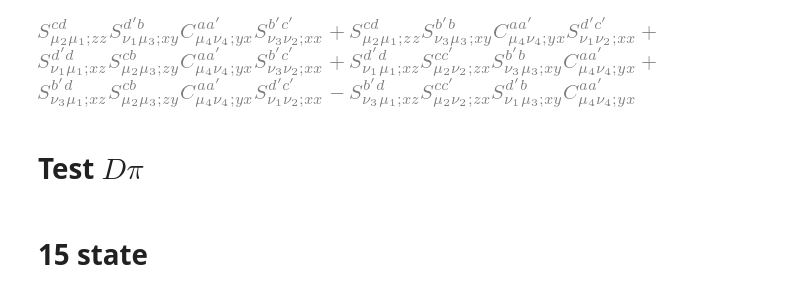
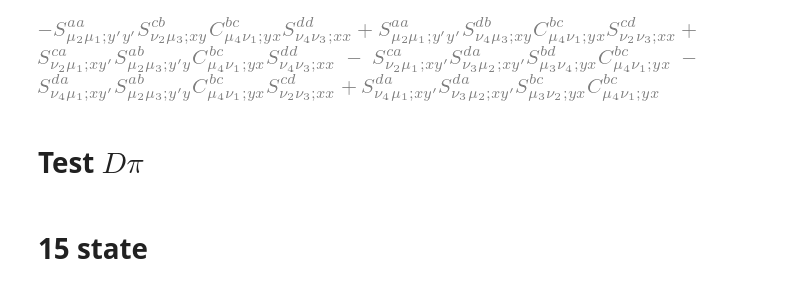
Before and after one commit to luutom/su3, a Jupyter notebook: notebooks/contraction.ipynb, the cells around one changed output. Drawn from its saved outputs; the diff is of its cells as text; code cells hidden in the pictures.

```diff
--- a/notebooks/contraction.ipynb
+++ b/notebooks/contraction.ipynb
@@ -579,38 +518,38 @@ def print_Trace_color(OUTPUT,quark,spin,color,position,overall,diquark,spin_pair
 
 overall=1 #symbols('\Gamma_{\mu_1 \mu_2} \Gamma_{\mu_3 \mu_4} \Gamma_{\nu_3 \nu_4} \Gamma_{\nu_1 \nu_2}') #*symbols('\epsilon_{abc}\epsilon_{a\'b\'c\'}')
 
-position=['z','z','y','y','x','x','x','x']
-spin=['\\mu_1','\\mu_2','\\mu_3','\\mu_4','\\nu_4','\\nu_3','\\nu_2','\\nu_1']
+position=['y\'','y\'','y','y','x','x','x','x']
+spin=['\\mu_1','\\mu_2','\\mu_3','\\mu_4','\\nu_1','\\nu_2','\\nu_3','\\nu_4']
 #spin=['1','2','1','1','2','1']
-color=['d','c','b','a','a\'','b\'','c\'','d\'']
+color=['a','a','b','b','c','c','d','d']
 #color=['2','1','0','0','1','2']
 quark=['sb','s','sb','c','cb','s','sb','s']
 
 #diquark=[[1,2],[3,4]]
 #diquark=[]
 #spin_pair=[[0,5],[1,4],[2,3]]
 #color1=['a','b']
 #color2=['a\'','b\'']
 #color1=['0','1','2']
 #color2=['0','1','2']
 
 output=[]
 OUTPUT=[]
 
 contraction(quark,0,output,OUTPUT)
 
 #print(OUTPUT)
 #PRINT=print_Trace_color(OUTPUT,quark,spin,color,position,overall2,diquark,spin_pair,color1,color2)
 #display(simplify(PRINT))
 
 #PRINT=print_propagator_with_diquark_color(OUTPUT,quark,spin,color,position,overall2,diquark, color1, color2)
 #display(simplify(PRINT))
 
 
 
 display(print_propagator(OUTPUT,quark,spin,color,position,overall))
 # %% [output]
-[figure, old version]
+[figure, new version]
 # %% [markdown]
 # Test $D \pi$
 # %% [markdown]
```
Also changed, not shown: parts of 7 cells of this notebook.
